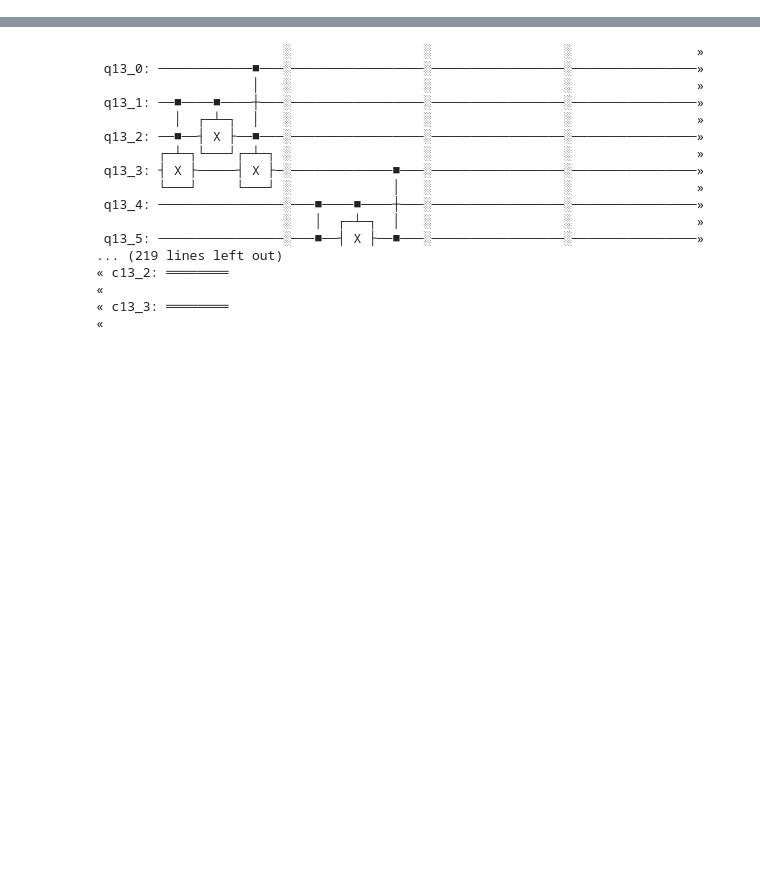
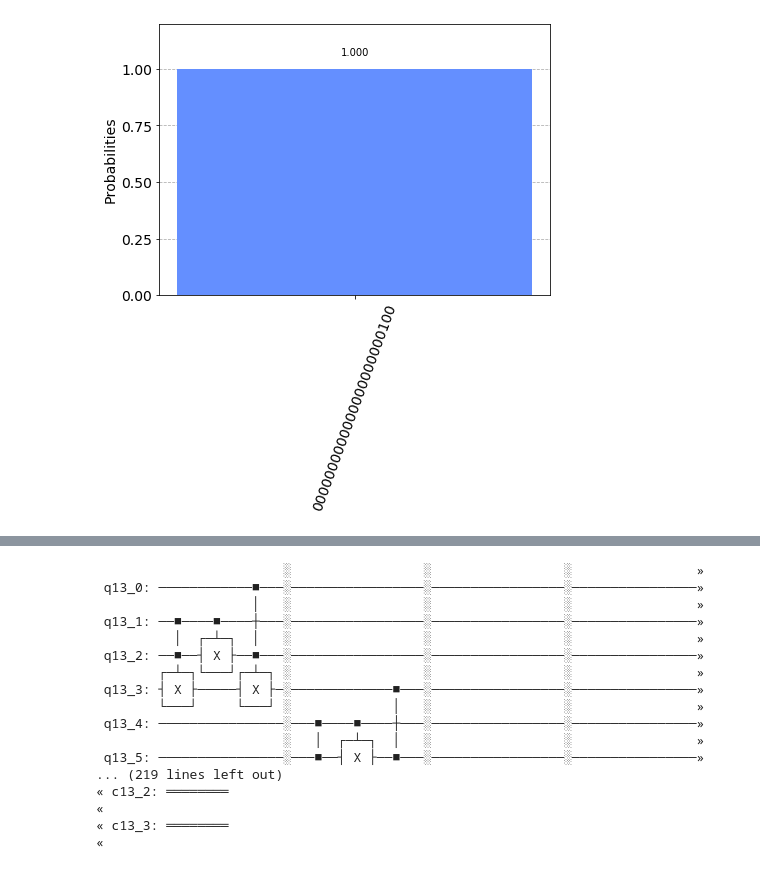
Before and after one commit to zgawish/Quantum_Image_Scrambling, a Jupyter notebook: hackathon_file.ipynb, the cells around one changed output, grey strips where cells are left out. Saved outputs shown, nothing was run; the diff lists cells and outputs as text; code cells hidden in the pictures; blank space fills up the shorter version.

```diff
--- a/hackathon_file.ipynb
+++ b/hackathon_file.ipynb
@@ -32,3 +35,47 @@ def make_adder(circuit, qr, n):
         circuit.barrier()
         qrsum(circuit, qr, i)
         circuit.barrier()
+# %%
+# mod test
+size = 24 # n: 3
+qr = QuantumRegister(size + 1)
+cr = ClassicalRegister(size + 1)
+circuit = QuantumCircuit(qr, cr)
+# 1001 + 1010
+
+#a
+#circuit.x(1)
+circuit.x(4)
+#circuit.x(7)
+circuit.x(10)
+
+# b
+#circuit.x(2)
+circuit.x(5)
+#circuit.x(8)
+circuit.x(11)
+
+make_adder(circuit, qr, size)
+
+circuit.measure(qr[2], cr[0])
+circuit.measure(qr[5], cr[1])
+circuit.measure(qr[8], cr[2])
+"""
+i = 2
+j = 0
+while (i < size - 2):
+    circuit.measure(qr[i], cr[j])
+    i += 3
+    j += 1
+    """
+
+circuit.draw()
+
+IBMQ.load_account()
+
+simulator = Aer.get_backend('qasm_simulator')
+result = execute(circuit, backend = simulator, shots = 1024).result()
+counts = result.get_counts()
+from qiskit.tools.visualization import plot_histogram
+plot_histogram(counts)
+# %% [output]
@@ -35 +83,2 @@ def make_adder(circuit, qr, n):
+[figure, added]
 # %%
```
Also changed, not shown: parts of 12 cells of this notebook, 1 other file.
